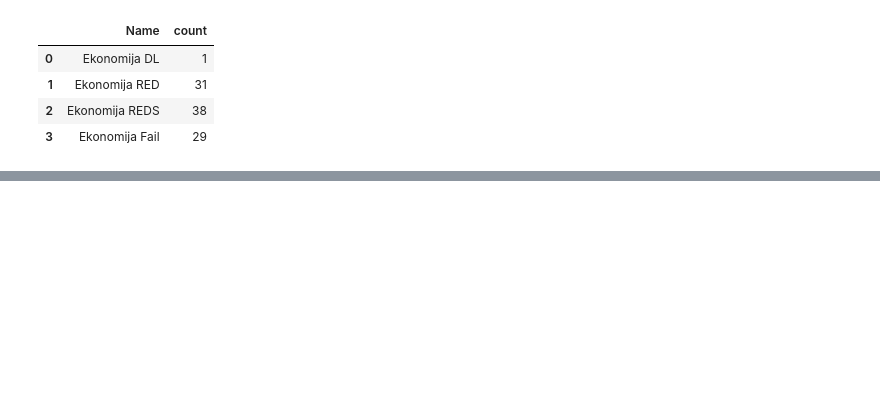
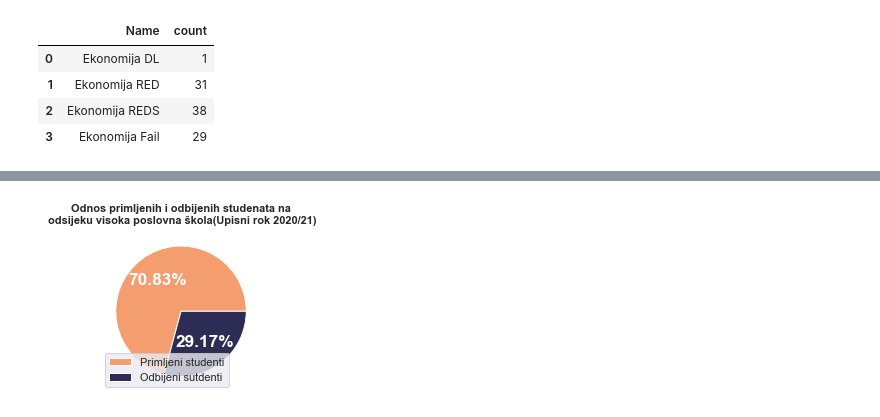
Before and after one commit to WorldWideWest/logisticRegressionSEBS, a Jupyter notebook: visualisation.ipynb, the cells around one changed output, grey strips where cells are left out. Saved outputs shown, nothing was run; the diff lists cells and outputs as text; code cells hidden in the pictures; blank space fills up the shorter version.

```diff
--- a/visualisation.ipynb
+++ b/visualisation.ipynb
@@ -90,0 +108,9 @@ plt.show()
+# %%
+pieAdmitted(vpsData,
+            ['#F49D6E', '#2C2C54'],
+            3,
+            ['Primljeni studenti', 'Odbijeni sutdenti'],
+             'Odnos primljenih i odbijenih studenata na\n odsijeku visoka poslovna škola(Upisni rok 2020/21)',
+             save = 'visualisations/vpsAdmittedNot.png')
+# %% [output]
+[figure, added]
```
Also changed, not shown: parts of 6 cells of this notebook, 4 other files.
